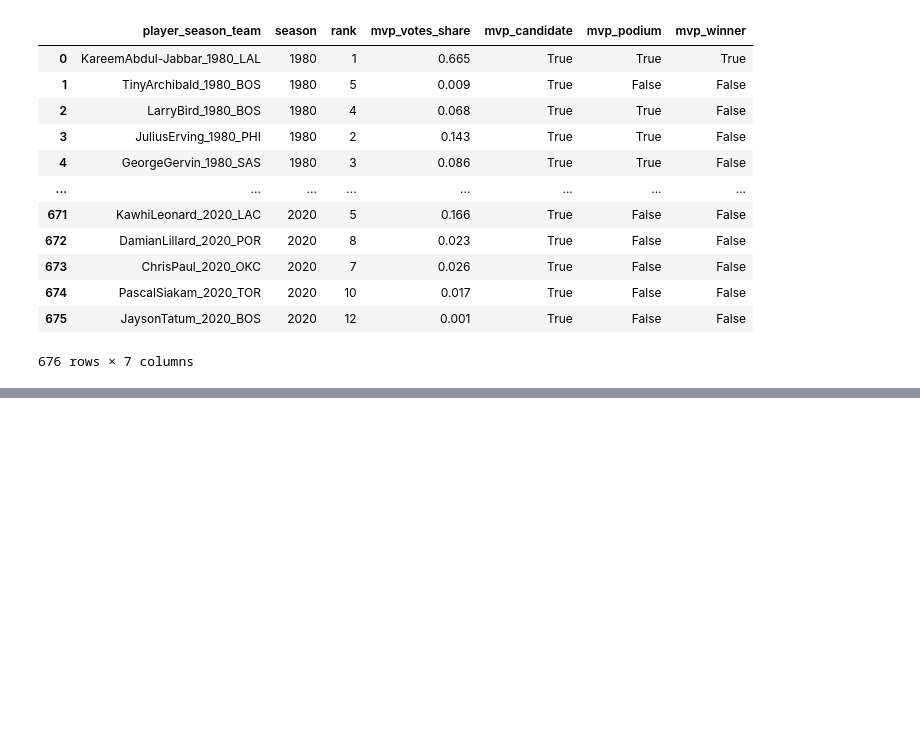
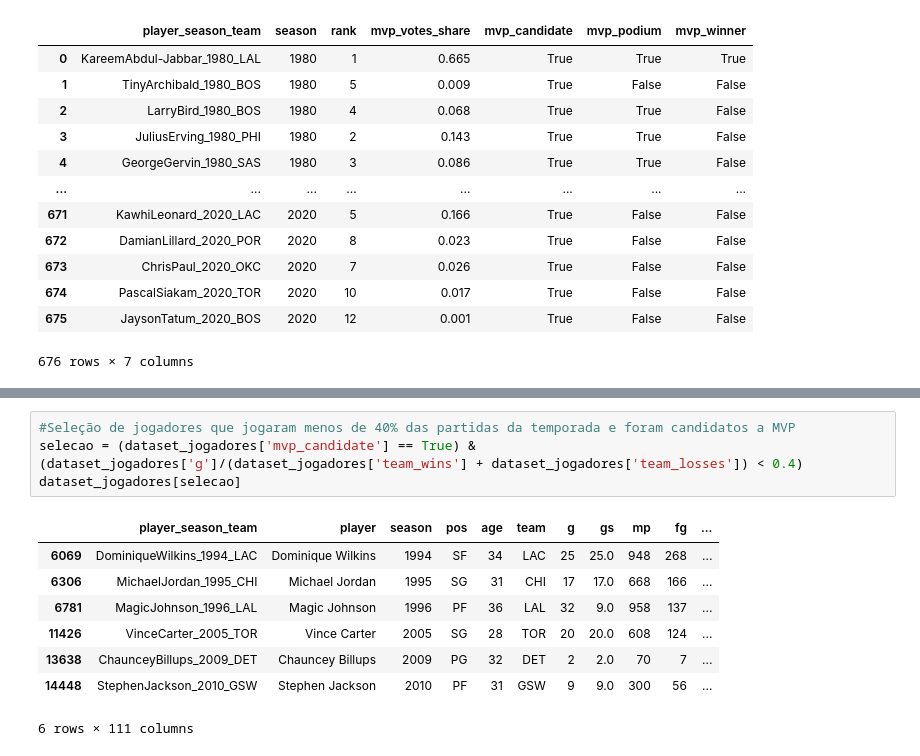
Before and after one commit to thiagogadelhaa/CK0268_IntroducaoACienciaDeDados, a Jupyter notebook: ColetandoDados.ipynb, the cells around one changed output, grey strips where cells are left out. Cells and saved outputs as stored; diff of their text form; blank space fills up the shorter version.

```diff
--- a/ColetandoDados.ipynb
+++ b/ColetandoDados.ipynb
@@ -373,0 +492,13 @@ dataset2.to_csv('./data/dataset_mvps.csv', sep=';', index = False, encoding = 'u
+# %%
+#Seleção de jogadores que jogaram menos de 40% das partidas da temporada e foram candidatos a MVP
+selecao = (dataset_jogadores['mvp_candidate'] == True) & (dataset_jogadores['g']/(dataset_jogadores['team_wins'] + dataset_jogadores['team_losses']) < 0.4)
+dataset_jogadores[selecao]
+# %% [output]
+|  | player_season_team | player | season | pos | age | team | g | gs | mp | fg | ... |
+| 6069 | DominiqueWilkins_1994_LAC | Dominique Wilkins | 1994 | SF | 34 | LAC | 25 | 25.0 | 948 | 268 | ... |
+| 6306 | MichaelJordan_1995_CHI | Michael Jordan | 1995 | SG | 31 | CHI | 17 | 17.0 | 668 | 166 | ... |
+| 6781 | MagicJohnson_1996_LAL | Magic Johnson | 1996 | PF | 36 | LAL | 32 | 9.0 | 958 | 137 | ... |
+| 11426 | VinceCarter_2005_TOR | Vince Carter | 2005 | SG | 28 | TOR | 20 | 20.0 | 608 | 124 | ... |
+| 13638 | ChaunceyBillups_2009_DET | Chauncey Billups | 2009 | PG | 32 | DET | 2 | 2.0 | 70 | 7 | ... |
+| 14448 | StephenJackson_2010_GSW | Stephen Jackson | 2010 | PF | 31 | GSW | 9 | 9.0 | 300 | 56 | ... |
+6 rows × 111 columns
```
Also changed, not shown: parts of 24 cells of this notebook, 1 other file.
